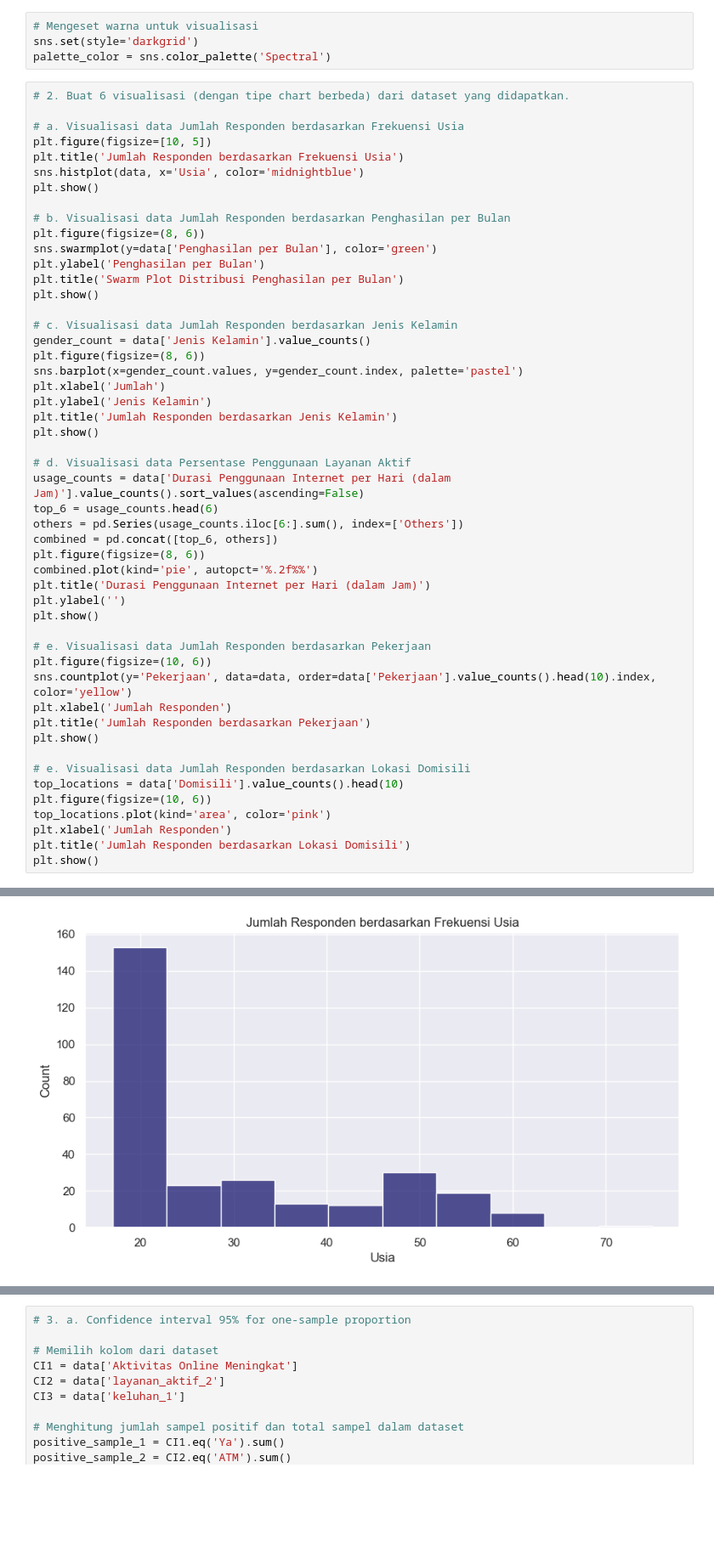
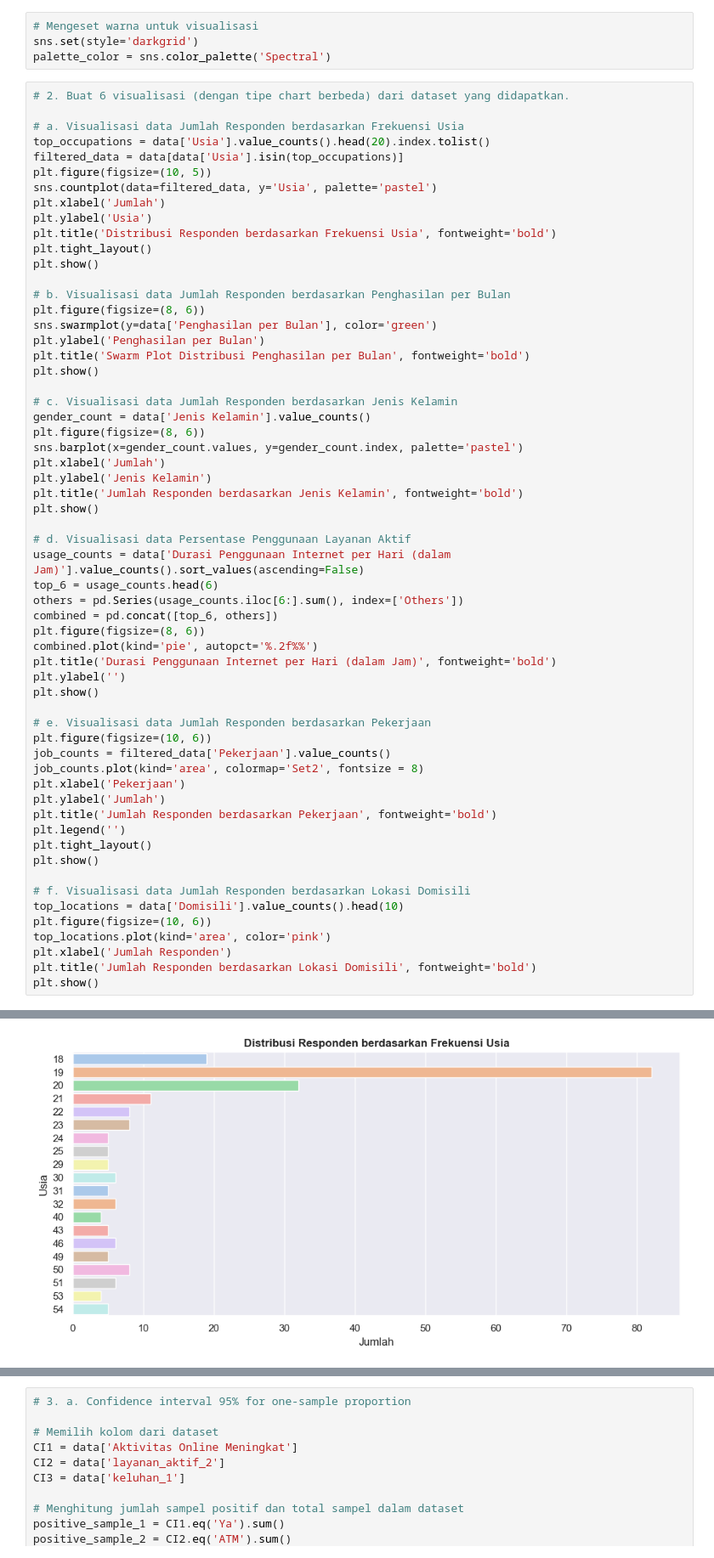
Before and after one commit to StefenSutandi/TugasBesarProbstat, a Jupyter notebook: Tugas Besar Probstat 2 Stefen Sutandi.ipynb, the cells around one changed output, grey strips where cells are left out. Shown at 85% size. Cells and saved outputs as stored; diff of their text form; blank space fills up the shorter version.

```diff
--- a/Tugas Besar Probstat 2 Stefen Sutandi.ipynb
+++ b/Tugas Besar Probstat 2 Stefen Sutandi.ipynb
@@ -90,16 +90,21 @@ palette_color = sns.color_palette('Spectral')
 # 2. Buat 6 visualisasi (dengan tipe chart berbeda) dari dataset yang didapatkan.
 
 # a. Visualisasi data Jumlah Responden berdasarkan Frekuensi Usia
-plt.figure(figsize=[10, 5])
-plt.title('Jumlah Responden berdasarkan Frekuensi Usia')
-sns.histplot(data, x='Usia', color='midnightblue')
+top_occupations = data['Usia'].value_counts().head(20).index.tolist()
+filtered_data = data[data['Usia'].isin(top_occupations)]
+plt.figure(figsize=(10, 5))
+sns.countplot(data=filtered_data, y='Usia', palette='pastel')
+plt.xlabel('Jumlah')
+plt.ylabel('Usia')
+plt.title('Distribusi Responden berdasarkan Frekuensi Usia', fontweight='bold')
+plt.tight_layout()
 plt.show()
 
 # b. Visualisasi data Jumlah Responden berdasarkan Penghasilan per Bulan
 plt.figure(figsize=(8, 6))
 sns.swarmplot(y=data['Penghasilan per Bulan'], color='green')
 plt.ylabel('Penghasilan per Bulan')
-plt.title('Swarm Plot Distribusi Penghasilan per Bulan')
+plt.title('Swarm Plot Distribusi Penghasilan per Bulan', fontweight='bold')
 plt.show()
 
 # c. Visualisasi data Jumlah Responden berdasarkan Jenis Kelamin
@@ -108,7 +113,7 @@ plt.figure(figsize=(8, 6))
 sns.barplot(x=gender_count.values, y=gender_count.index, palette='pastel')
 plt.xlabel('Jumlah')
 plt.ylabel('Jenis Kelamin')
-plt.title('Jumlah Responden berdasarkan Jenis Kelamin')
+plt.title('Jumlah Responden berdasarkan Jenis Kelamin', fontweight='bold')
 plt.show()
 
 # d. Visualisasi data Persentase Penggunaan Layanan Aktif
@@ -118,22 +123,26 @@ others = pd.Series(usage_counts.iloc[6:].sum(), index=['Others'])
 combined = pd.concat([top_6, others])
 plt.figure(figsize=(8, 6))
 combined.plot(kind='pie', autopct='%.2f%%')
-plt.title('Durasi Penggunaan Internet per Hari (dalam Jam)')
+plt.title('Durasi Penggunaan Internet per Hari (dalam Jam)', fontweight='bold')
 plt.ylabel('')
 plt.show()
 
 # e. Visualisasi data Jumlah Responden berdasarkan Pekerjaan
 plt.figure(figsize=(10, 6))
-sns.countplot(y='Pekerjaan', data=data, order=data['Pekerjaan'].value_counts().head(10).index, color='yellow')
-plt.xlabel('Jumlah Responden')
-plt.title('Jumlah Responden berdasarkan Pekerjaan')
+job_counts = filtered_data['Pekerjaan'].value_counts()
+job_counts.plot(kind='area', colormap='Set2', fontsize = 8)
+plt.xlabel('Pekerjaan')
+plt.ylabel('Jumlah')
+plt.title('Jumlah Responden berdasarkan Pekerjaan', fontweight='bold')
+plt.legend('')
+plt.tight_layout()
 plt.show()
 
-# e. Visualisasi data Jumlah Responden berdasarkan Lokasi Domisili
+# f. Visualisasi data Jumlah Responden berdasarkan Lokasi Domisili
 top_locations = data['Domisili'].value_counts().head(10)
 plt.figure(figsize=(10, 6))
 top_locations.plot(kind='area', color='pink')
 plt.xlabel('Jumlah Responden')
-plt.title('Jumlah Responden berdasarkan Lokasi Domisili')
+plt.title('Jumlah Responden berdasarkan Lokasi Domisili', fontweight='bold')
 plt.show()
 # %% [output]
@@ -140 +152 @@ plt.show()
-[figure, old version]
+[figure, new version]
```
Also changed, not shown: parts of 2 cells of this notebook, 1 other file.
